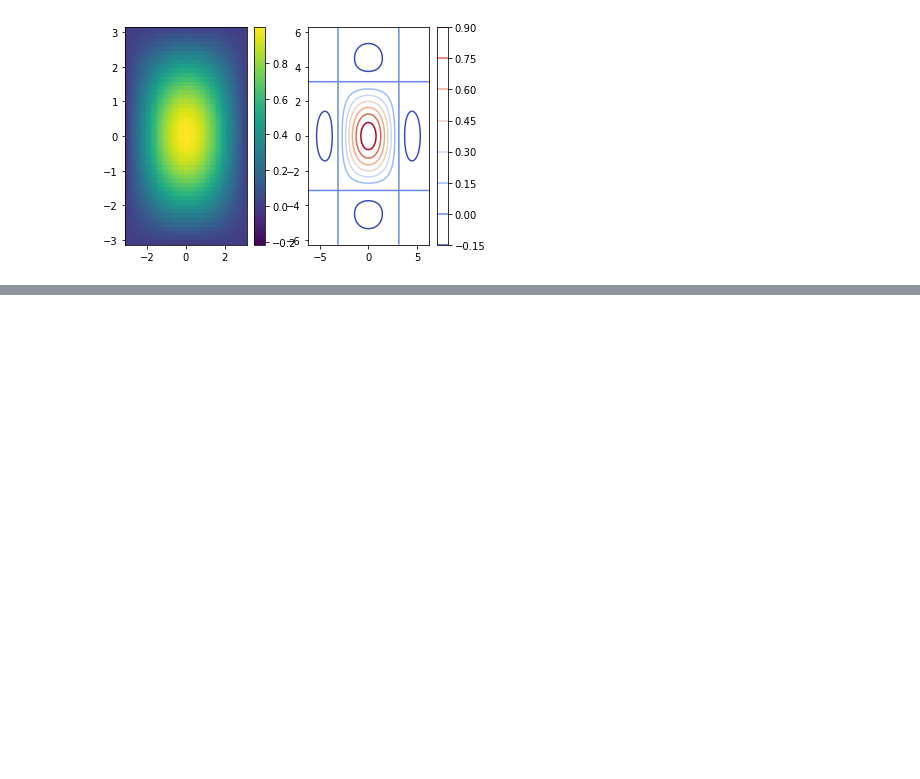
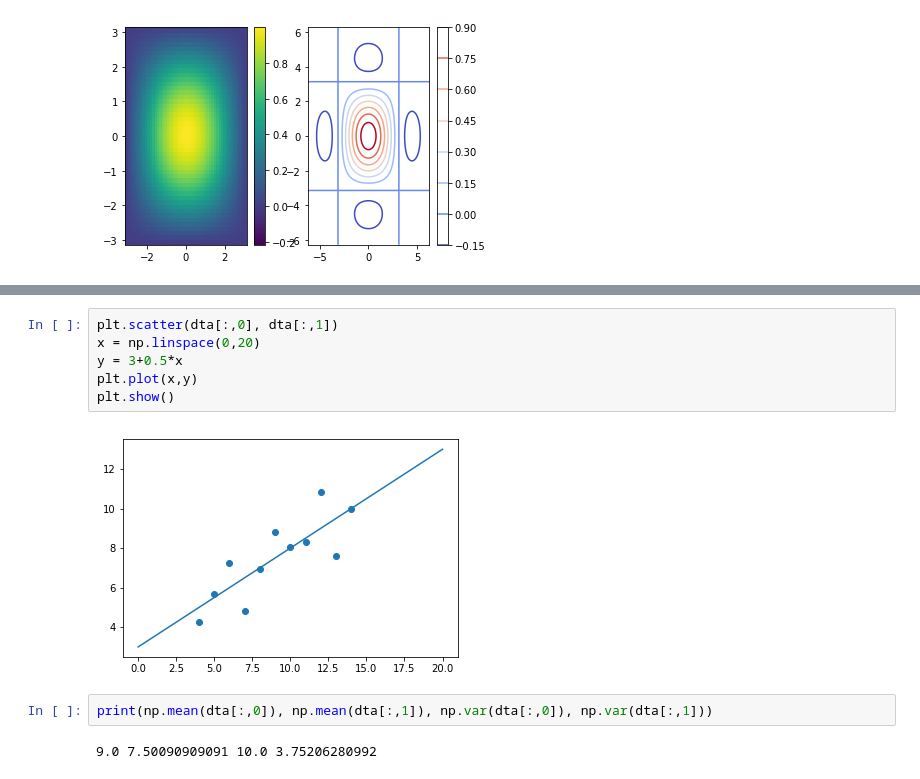
Before and after one commit to ariboyarsky/BootCamp2018, a Jupyter notebook: ProbSets/Comp/ProbSet2/PSET2.ipynb, the cells around one changed output, grey strips where cells are left out. Drawn from its saved outputs; the diff is of its cells as text; blank space fills up the shorter version.

```diff
--- a/ProbSets/Comp/ProbSet2/PSET2.ipynb
+++ b/ProbSets/Comp/ProbSet2/PSET2.ipynb
@@ -111,0 +124,12 @@ plt.show()
+# %%
+plt.scatter(dta[:,0], dta[:,1])
+x = np.linspace(0,20)
+y = 3+0.5*x
+plt.plot(x,y)
+plt.show()
+# %% [output]
+[figure, added]
+# %%
+print(np.mean(dta[:,0]), np.mean(dta[:,1]), np.var(dta[:,0]), np.var(dta[:,1]))
+# %% [output]
+9.0 7.50090909091 10.0 3.75206280992
```
Also changed, not shown: parts of 19 cells of this notebook, 1 other file.
